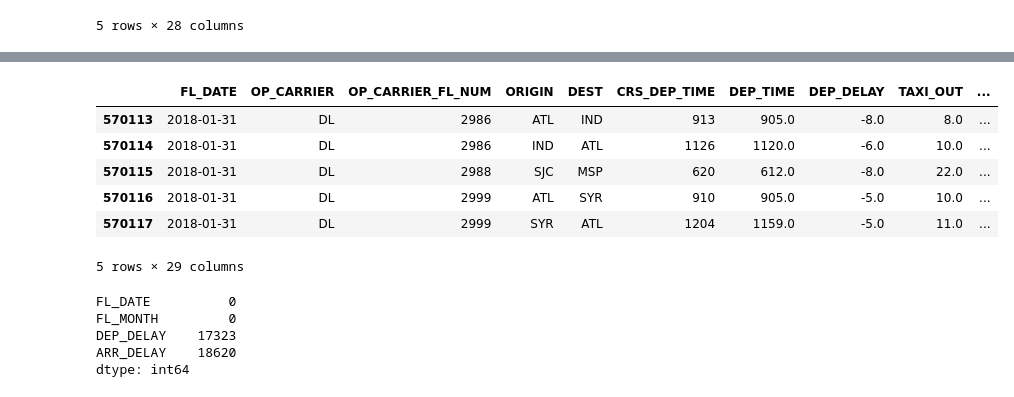
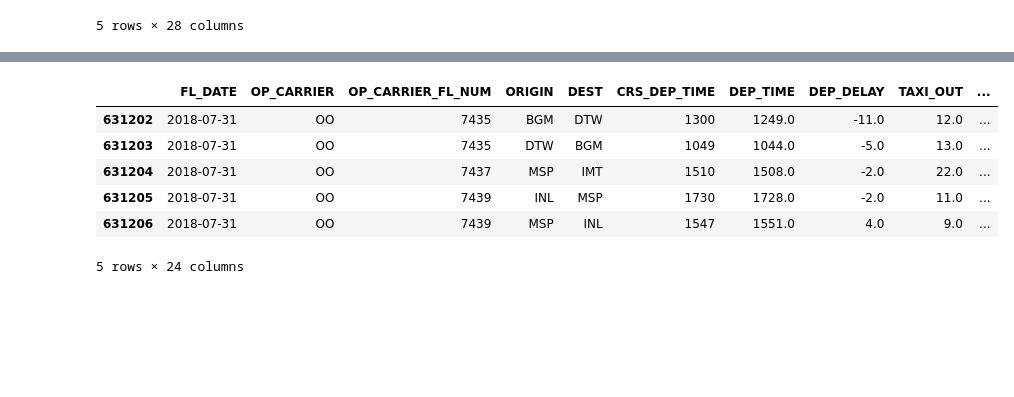
Before and after one commit to khaleesiyali/FLIGHT_DELAYS, a Jupyter notebook: 1st PBL/IDS_Proj_1_G2.ipynb, the cells around one changed output, grey strips where cells are left out. Cells and saved outputs as stored; diff of their text form; code cells hidden in the pictures; blank space fills up the shorter version.

```diff
--- a/1st PBL/IDS_Proj_1_G2.ipynb
+++ b/1st PBL/IDS_Proj_1_G2.ipynb
@@ -1716,0 +1821,13 @@ df_2018['FL_MONTH'] = df_2018['FL_DATE'].dt.month
+# %%
+df_2018.dropna(inplace = True)
+df_2018.reset_index(drop = True, inplace = True)
+# %%
+#converting categorical to numbers
+df_2018['OP_CARRIER'] = df_2018['OP_CARRIER'].astype('category')
+#df_2018['Carrier_enc'] = df_2018['OP_CARRIER'].astype('category').cat.codes
+
+df_2018['ORIGIN'] = df_2018['ORIGIN'].astype('category')
+#df_2018['Origin_enc'] = df_2018['ORIGIN'].astype('category').cat.codes
+
+df_2018['DEST'] = df_2018['DEST'].astype('category')
+#df_2018['Dest_enc'] = df_2018['DEST'].astype('category').cat.codes
@@ -1717,12 +1899,14 @@ df_2018['FL_MONTH'] = df_2018['FL_DATE'].dt.month
 # %%
-testset_jan2018 = df_2018[df_2018['FL_MONTH'] == 1]
+test_jul2018 = df_2018[df_2018['FL_MONTH'] == 7]
+# %%
+test_jul2018.reset_index(drop = True, inplace = True)
 # %%
-testset_jan2018.tail()
+test_jul2018.tail()
 # %% [output]
 |  | FL_DATE | OP_CARRIER | OP_CARRIER_FL_NUM | ORIGIN | DEST | CRS_DEP_TIME | DEP_TIME | DEP_DELAY | TAXI_OUT | ... |
-| 570113 | 2018-01-31 | DL | 2986 | ATL | IND | 913 | 905.0 | -8.0 | 8.0 | ... |
-| 570114 | 2018-01-31 | DL | 2986 | IND | ATL | 1126 | 1120.0 | -6.0 | 10.0 | ... |
-| 570115 | 2018-01-31 | DL | 2988 | SJC | MSP | 620 | 612.0 | -8.0 | 22.0 | ... |
-| 570116 | 2018-01-31 | DL | 2999 | ATL | SYR | 910 | 905.0 | -5.0 | 10.0 | ... |
-| 570117 | 2018-01-31 | DL | 2999 | SYR | ATL | 1204 | 1159.0 | -5.0 | 11.0 | ... |
+| 631202 | 2018-07-31 | OO | 7435 | BGM | DTW | 1300 | 1249.0 | -11.0 | 12.0 | ... |
+| 631203 | 2018-07-31 | OO | 7435 | DTW | BGM | 1049 | 1044.0 | -5.0 | 13.0 | ... |
+| 631204 | 2018-07-31 | OO | 7437 | MSP | IMT | 1510 | 1508.0 | -2.0 | 22.0 | ... |
+| 631205 | 2018-07-31 | OO | 7439 | INL | MSP | 1730 | 1728.0 | -2.0 | 11.0 | ... |
+| 631206 | 2018-07-31 | OO | 7439 | MSP | INL | 1547 | 1551.0 | 4.0 | 9.0 | ... |
-5 rows × 29 columns
+5 rows × 24 columns
@@ -1732,8 +1912,0 @@ testset_jan2018.reset_index(drop = True, inplace = True)
-# %%
-testset_jan2018.isnull().sum()
-# %% [output]
-FL_DATE          0
-FL_MONTH         0
-DEP_DELAY    17323
-ARR_DELAY    18620
-dtype: int64
```
Also changed, not shown: parts of 34 cells of this notebook.
